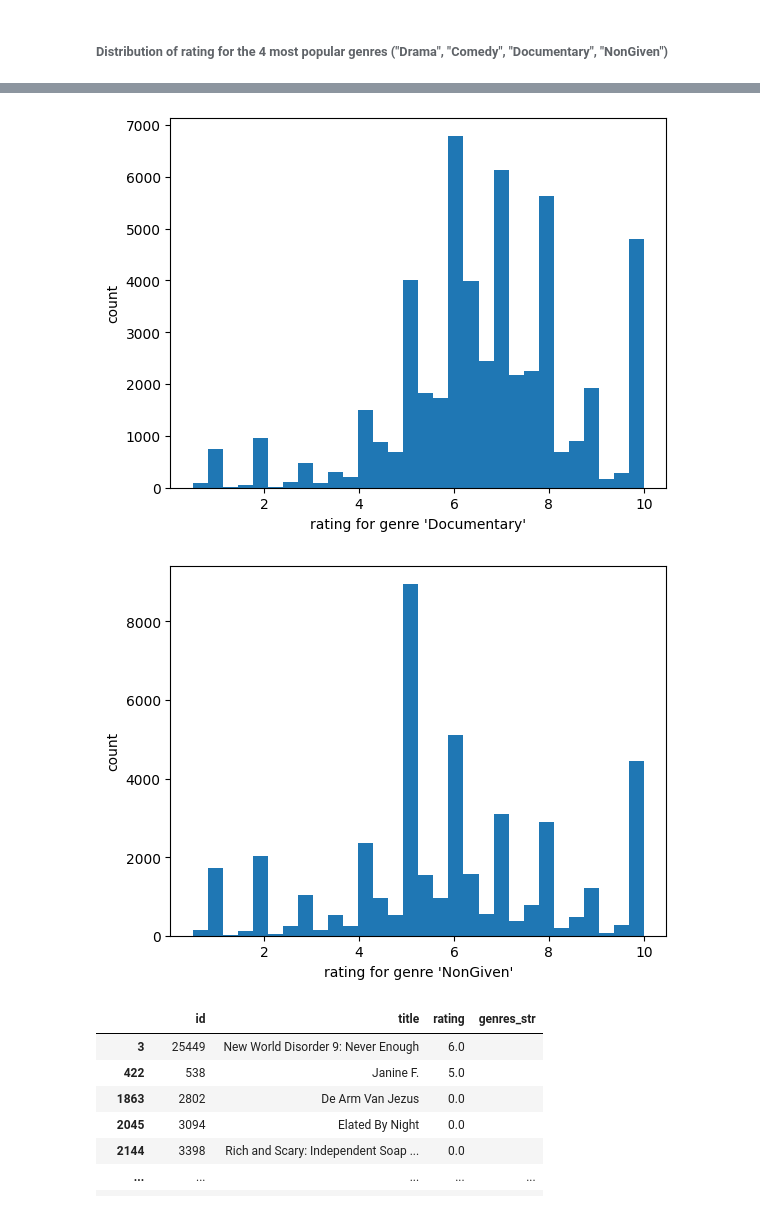
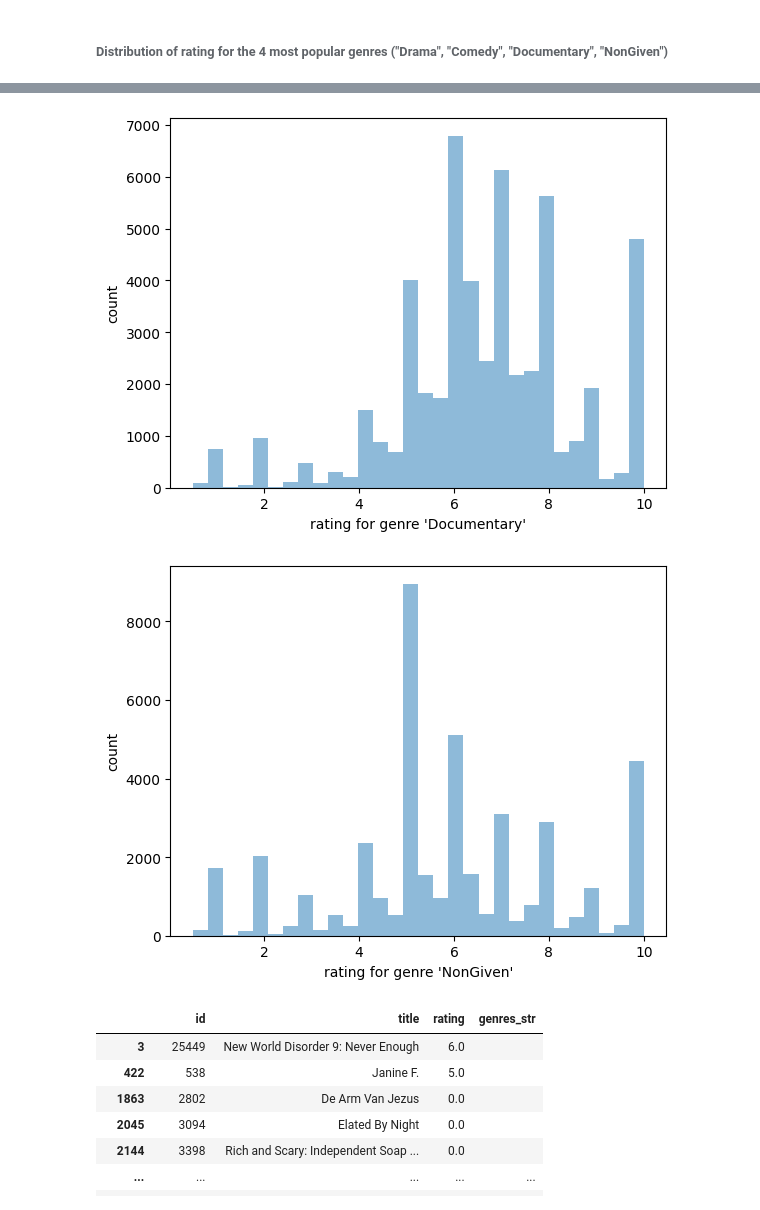
Before and after one commit to sariaslaso/movies_and_LLMs, a Jupyter notebook: predict_ratings/data_processing.ipynb, the cells around one changed output, grey strips where cells are left out. Drawn from its saved outputs; the diff is of its cells as text; code cells hidden in the pictures.

```diff
--- a/predict_ratings/data_processing.ipynb
+++ b/predict_ratings/data_processing.ipynb
@@ -4,6 +4,9 @@ import numpy as np
 import pandas as pd
 
 import matplotlib.pyplot as plt
+%matplotlib inline
+from matplotlib import rc
+plt.rc('text', usetex = True)
 
 from collections import defaultdict
 # %%
@@ -194,21 +203,21 @@ plt.show()
 # %%
-plt.hist(movies_df_documentary["rating"], bins = 30)
+plt.hist(movies_df_documentary["rating"], bins = 30, alpha = 0.5)
 
 plt.xlabel("rating for genre 'Documentary'")
 plt.ylabel("count")
 
 plt.show()
 # %% [output]
-[figure, old version]
+[figure, new version]
 # %%
-plt.hist(movies_df_nongiven["rating"], bins = 30)
+plt.hist(movies_df_nongiven["rating"], bins = 30, alpha = 0.5)
 
 plt.xlabel("rating for genre 'NonGiven'")
 plt.ylabel("count")
 
 plt.show()
 # %% [output]
-[figure, old version]
+[figure, new version]
 # %%
 # convert the lists of genres to strings and modify the "genres" column
 movies_df["genres_str"] = ["|".join(map(str, l)) for l in movies_df["genres"]]
```
Also changed, not shown: parts of 5 cells of this notebook.
